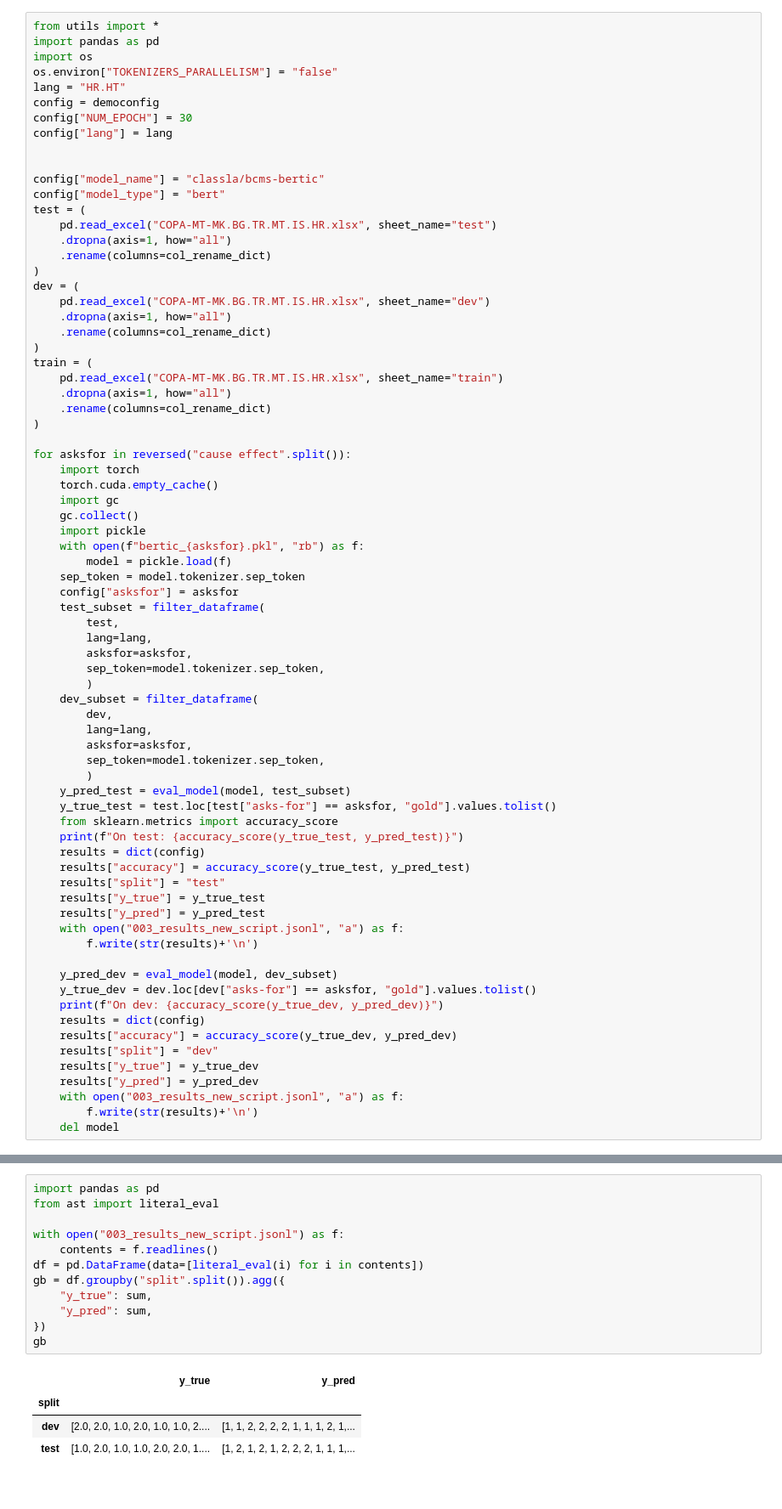
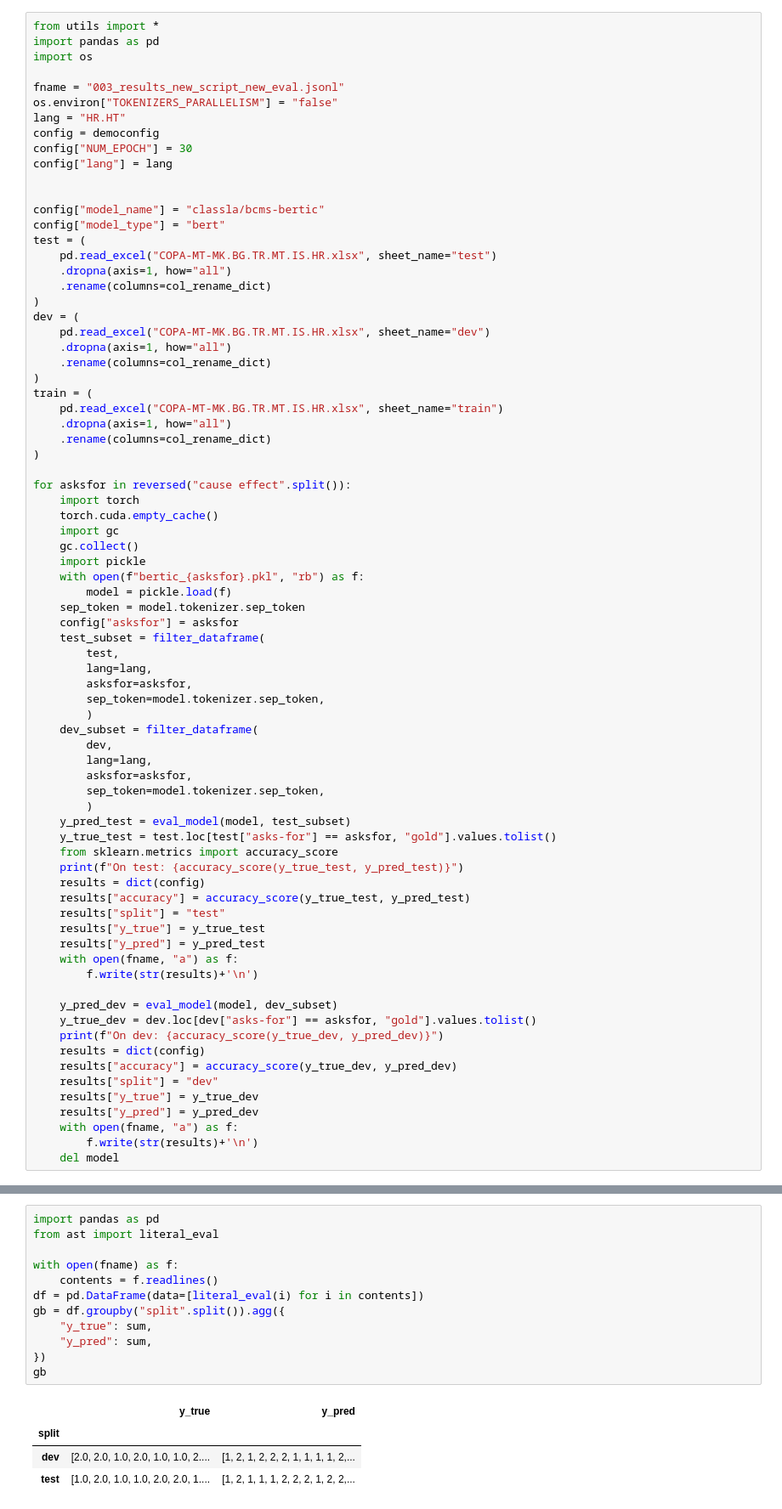
Before and after one commit to 5roop/task12, a Jupyter notebook: 003_evaluation.ipynb, the cells around one changed output, grey strips where cells are left out. Shown at 85% size. Saved outputs shown, nothing was run; the diff lists cells and outputs as text.

```diff
--- a/003_evaluation.ipynb
+++ b/003_evaluation.ipynb
@@ -2,6 +2,8 @@
 from utils import *
 import pandas as pd
 import os
+
+fname = "003_results_new_script_new_eval.jsonl"
 os.environ["TOKENIZERS_PARALLELISM"] = "false"
 lang = "HR.HT"
 config = democonfig
@@ -58,7 +60,7 @@ for asksfor in reversed("cause effect".split()):
     results["split"] = "test"
     results["y_true"] = y_true_test
     results["y_pred"] = y_pred_test
-    with open("003_results_new_script.jsonl", "a") as f:
+    with open(fname, "a") as f:
         f.write(str(results)+'\n')
 
     y_pred_dev = eval_model(model, dev_subset)
@@ -69,7 +71,7 @@ for asksfor in reversed("cause effect".split()):
     results["split"] = "dev"
     results["y_true"] = y_true_dev
     results["y_pred"] = y_pred_dev
-    with open("003_results_new_script.jsonl", "a") as f:
+    with open(fname, "a") as f:
         f.write(str(results)+'\n')
     del model
 # %% [output]
@@ -80,20 +82,20 @@ On dev: 0.5
 # %%
 import pandas as pd
 from ast import literal_eval
 
-with open("003_results_new_script.jsonl") as f:
+with open(fname) as f:
     contents = f.readlines()
 df = pd.DataFrame(data=[literal_eval(i) for i in contents])
 gb = df.groupby("split".split()).agg({
     "y_true": sum,
     "y_pred": sum,
 })
 gb
 # %% [output]
 |  | y_true | y_pred |
 | split |  |  |
-| dev | [2.0, 2.0, 1.0, 2.0, 1.0, 1.0, 2.... | [1, 1, 2, 2, 2, 2, 1, 1, 1, 2, 1,... |
-| test | [1.0, 2.0, 1.0, 1.0, 2.0, 2.0, 1.... | [1, 2, 1, 2, 1, 2, 2, 2, 1, 1, 1,... |
+| dev | [2.0, 2.0, 1.0, 2.0, 1.0, 1.0, 2.... | [1, 2, 1, 2, 2, 2, 1, 1, 1, 1, 2,... |
+| test | [1.0, 2.0, 1.0, 1.0, 2.0, 2.0, 1.... | [1, 2, 1, 1, 1, 2, 2, 2, 1, 2, 2,... |
 # %%
 from sklearn.metrics import accuracy_score
 
```
Also changed, not shown: parts of 3 cells of this notebook, 3 other files.
